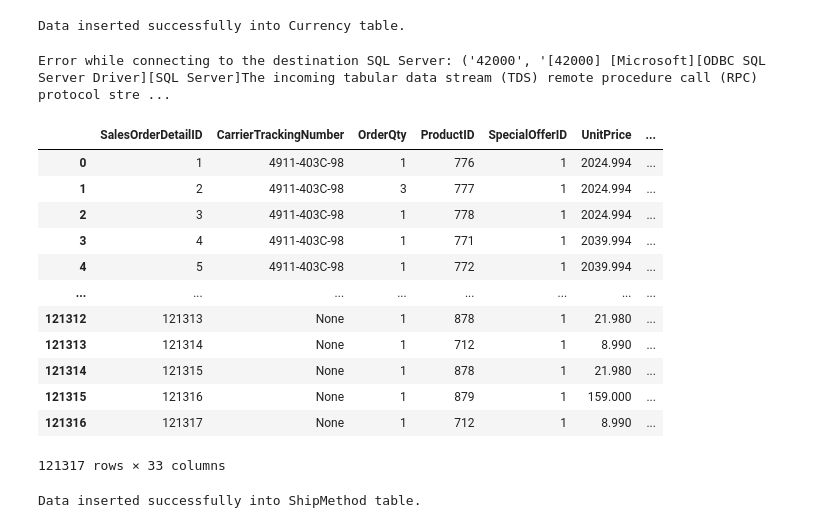
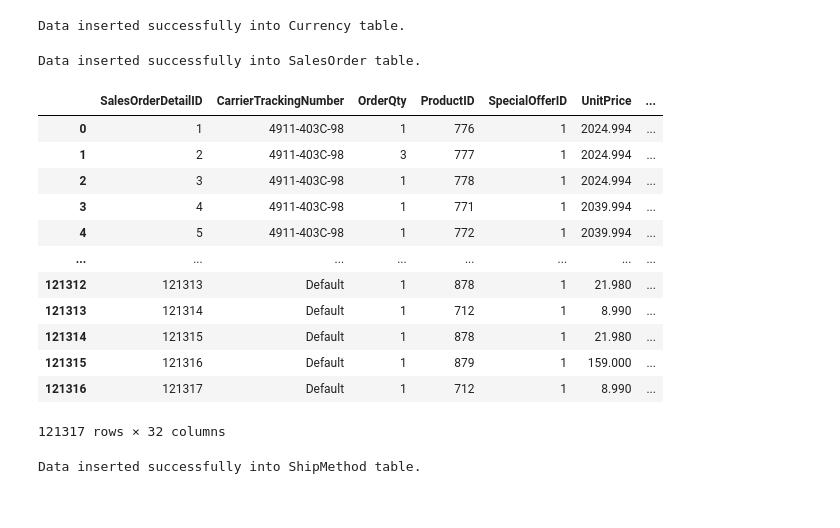
Before and after one commit to markieboy223/UnitedOutdoors, a Jupyter notebook: ETL_FILE.ipynb, the cells around one changed output. Saved outputs shown, nothing was run; the diff lists cells and outputs as text; code cells hidden in the pictures.

```diff
--- a/ETL_FILE.ipynb
+++ b/ETL_FILE.ipynb
@@ -500,7 +501,7 @@ Data inserted successfully into Currency table.
 #Sales.order
 try:
     with pyodbc.connect(source_conn_str) as source_conn:
-        sales_order_header_df = pd.read_sql_query("SELECT SalesOrderID, OrderDate, DueDate, ShipDate, Status, SalesOrderNumber, PurchaseOrderNumber, AccountNumber, CustomerID, SalesPersonID, TerritoryID, BillToAddressID, ShipToAddressID, ShipMethodID, CurrencyRateID, CreditCardID, SubTotal, TaxAmt, Freight, TotalDue   FROM Sales.SalesOrderHeader", source_conn)
+        sales_order_header_df = pd.read_sql_query("SELECT SalesOrderID, OrderDate, DueDate, ShipDate, Status, SalesOrderNumber, PurchaseOrderNumber, AccountNumber, CustomerID, SalesPersonID, TerritoryID, BillToAddressID, ShipToAddressID, ShipMethodID, CurrencyRateID, CreditCardID, SubTotal, TaxAmt, Freight   FROM Sales.SalesOrderHeader", source_conn)
         sales_order_detail_df = pd.read_sql_query("SELECT SalesOrderDetailID, CarrierTrackingNumber , OrderQty, ProductID,SpecialOfferID,UnitPrice, UnitPriceDiscount, LineTotal, SalesOrderID  FROM Sales.SalesOrderDetail ", source_conn)
         currency_rate_df = pd.read_sql_query("SELECT CurrencyRateID, CurrencyRateDate,FromCurrencyCode, ToCurrencyCode, AverageRate, EndOfDayRate  FROM Sales.CurrencyRate", source_conn)
 
@@ -522,43 +523,57 @@ sales_order_df['OrderDate'].fillna(default_date, inplace=True)
 sales_order_df['DueDate'].fillna(default_date, inplace=True)
 sales_order_df['ShipDate'].fillna(default_date, inplace=True)
 sales_order_df['CurrencyRateDate'].fillna(default_date, inplace=True)
+sales_order_df['Freight'].fillna(0.0, inplace=True)
+sales_order_df['FromCurrencyCode'].fillna('default', inplace=True)
+sales_order_df['ToCurrencyCode'].fillna('default', inplace=True)
+sales_order_df['AverageRate'].fillna(0.0, inplace=True)
+sales_order_df['EndOfDayRate'].fillna(0.0, inplace=True)
+sales_order_df['CurrencyRateID'].fillna(0, inplace=True)
+sales_order_df['Status'].fillna(0, inplace=True)
+sales_order_df['CarrierTrackingNumber'].fillna('Default', inplace=True)
+sales_order_df['SalesPersonID'].fillna(0, inplace=True)
+sales_order_df['TaxAmt'].fillna(0.0, inplace=True)
+sales_order_df['CreditCardID'].fillna(0, inplace=True)
+
+sales_order_df['CreditCardID'] = sales_order_df['CreditCardID'].astype(int)
+sales_order_df['CurrencyRateID'] = sales_order_df['CurrencyRateID'].astype(int)
+sales_order_df['SalesPersonID'] = sales_order_df['SalesPersonID'].astype(int)
 
 try:
     with pyodbc.connect(destination_conn_str) as destination_conn:
         cursor = destination_conn.cursor()
         # Batch insert for sales_order_df
         insert_query = """
-        INSERT INTO [DWUnitedOutdoors].[dbo].[SalesOrder]
-        (SalesOrderID, OrderDate, DueDate, ShipDate, Status, SalesOrderNumber, PurchaseOrderNumber, AccountNumber, CustomerID, SalesPersonID, TerritoryID, BillToAddressID, ShipToAddressID, ShipMethodID, CurrencyRateID, CreditCardID, SubTotal, TaxAmt, Freight, TotalDue, SalesOrderDetailID, CarrierTrackingNumber, OrderQty, ProductID, SpecialOfferID, UnitPrice, UnitPriceDiscount, LineTotal, CurrencyRateDate, FromCurrencyCode, ToCurrencyCode, AverageRate, EndOfDayRate)
-        VALUES (?, ?, ?, ?, ?, ?, ?, ?, ?, ?, ?, ?, ?, ?, ?, ?, ?, ?, ?, ?, ?, ?, ?, ?, ?, ?, ?, ?, ?, ?, ?, ?, ?)
+        INSERT INTO [DWUnitedOutdoors].[dbo].[Sales_Order]
+        (SalesOrderID, OrderDate, DueDate, ShipDate, Status, SalesOrderNumber, PurchaseOrderNumber, AccountNumber, CustomerID, SalesPersonID, TerritoryID, BillToAdressID, ShipToAdressID, ShipMethodID, CurrencyRateID, CreditCardID, SubTotal, TaxAmt, Freight, SalesOrderDetailID, CarrierTrackingNumber, OrderQty, ProductID, UnitPrice, UnitPriceDiscount, LineTotal, CurrencyRateDate, FromCurrencyCode, ToCurrencyCode, AverageRate, EndOfDayRate)
+        VALUES (?, ?, ?, ?, ?, ?, ?, ?, ?, ?, ?, ?, ?, ?, ?, ?, ?, ?, ?, ?, ?, ?, ?, ?, ?, ?, ?, ?, ?, ?, ?)
         """
 
         # Convert DataFrame to a list of tuples for batch insertion
-        data_to_insert = sales_order_df[['SalesOrderID', 'OrderDate', 'DueDate', 'ShipDate', 'Status', 'SalesOrderNumber', 'PurchaseOrderNumber', 'AccountNumber', 'CustomerID', 'SalesPersonID', 'TerritoryID', 'BillToAddressID', 'ShipToAddressID', 'ShipMethodID', 'CurrencyRateID', 'CreditCardID', 'SubTotal', 'TaxAmt', 'Freight', 'TotalDue', 'SalesOrderDetailID', 'CarrierTrackingNumber', 'OrderQty', 'ProductID', 'SpecialOfferID', 'UnitPrice', 'UnitPriceDiscount', 'LineTotal', 'CurrencyRateDate', 'FromCurrencyCode', 'ToCurrencyCode', 'AverageRate', 'EndOfDayRate']].values.tolist()
+        data_to_insert = sales_order_df[['SalesOrderID', 'OrderDate', 'DueDate', 'ShipDate', 'Status', 'SalesOrderNumber', 'PurchaseOrderNumber', 'AccountNumber', 'CustomerID', 'SalesPersonID', 'TerritoryID', 'BillToAddressID', 'ShipToAddressID', 'ShipMethodID', 'CurrencyRateID', 'CreditCardID', 'SubTotal', 'TaxAmt', 'Freight', 'SalesOrderDetailID', 'CarrierTrackingNumber', 'OrderQty', 'ProductID', 'UnitPrice', 'UnitPriceDiscount', 'LineTotal', 'CurrencyRateDate', 'FromCurrencyCode', 'ToCurrencyCode', 'AverageRate', 'EndOfDayRate']].values.tolist()
 
         # Executing batch insert
         cursor.executemany(insert_query, data_to_insert)
 
         # Commit transaction
         destination_conn.commit()
 
         print("Data inserted successfully into SalesOrder table.")
 except pyodbc.Error as e:
     print("Error while connecting to the destination SQL Server:", e)
-sales_order_df
 # %% [output]
-Error while connecting to the destination SQL Server: ('42000', '[42000] [Microsoft][ODBC SQL Server Driver][SQL Server]The incoming tabular data stream (TDS) remote procedure call (RPC) protocol stre ...
+Data inserted successfully into SalesOrder table.
 |  | SalesOrderDetailID | CarrierTrackingNumber | OrderQty | ProductID | SpecialOfferID | UnitPrice | ... |
 | 0 | 1 | 4911-403C-98 | 1 | 776 | 1 | 2024.994 | ... |
 | 1 | 2 | 4911-403C-98 | 3 | 777 | 1 | 2024.994 | ... |
 | 2 | 3 | 4911-403C-98 | 1 | 778 | 1 | 2024.994 | ... |
 | 3 | 4 | 4911-403C-98 | 1 | 771 | 1 | 2039.994 | ... |
 | 4 | 5 | 4911-403C-98 | 1 | 772 | 1 | 2039.994 | ... |
 | ... | ... | ... | ... | ... | ... | ... | ... |
-| 121312 | 121313 | None | 1 | 878 | 1 | 21.980 | ... |
-| 121313 | 121314 | None | 1 | 712 | 1 | 8.990 | ... |
-| 121314 | 121315 | None | 1 | 878 | 1 | 21.980 | ... |
-| 121315 | 121316 | None | 1 | 879 | 1 | 159.000 | ... |
-| 121316 | 121317 | None | 1 | 712 | 1 | 8.990 | ... |
+| 121312 | 121313 | Default | 1 | 878 | 1 | 21.980 | ... |
+| 121313 | 121314 | Default | 1 | 712 | 1 | 8.990 | ... |
+| 121314 | 121315 | Default | 1 | 878 | 1 | 21.980 | ... |
+| 121315 | 121316 | Default | 1 | 879 | 1 | 159.000 | ... |
+| 121316 | 121317 | Default | 1 | 712 | 1 | 8.990 | ... |
-121317 rows × 33 columns
+121317 rows × 32 columns
 # %%
```
Also changed, not shown: parts of 23 cells of this notebook.
